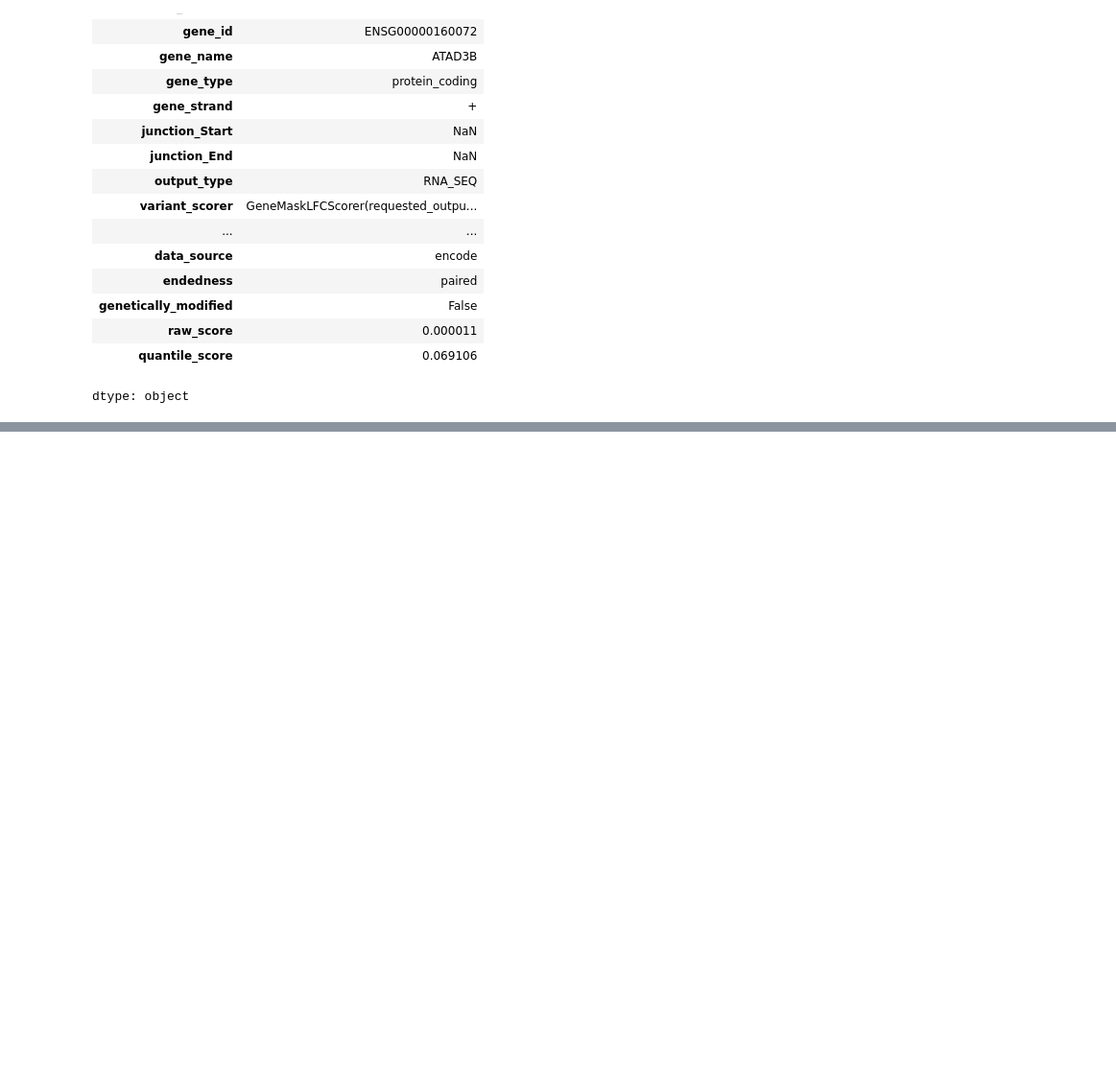
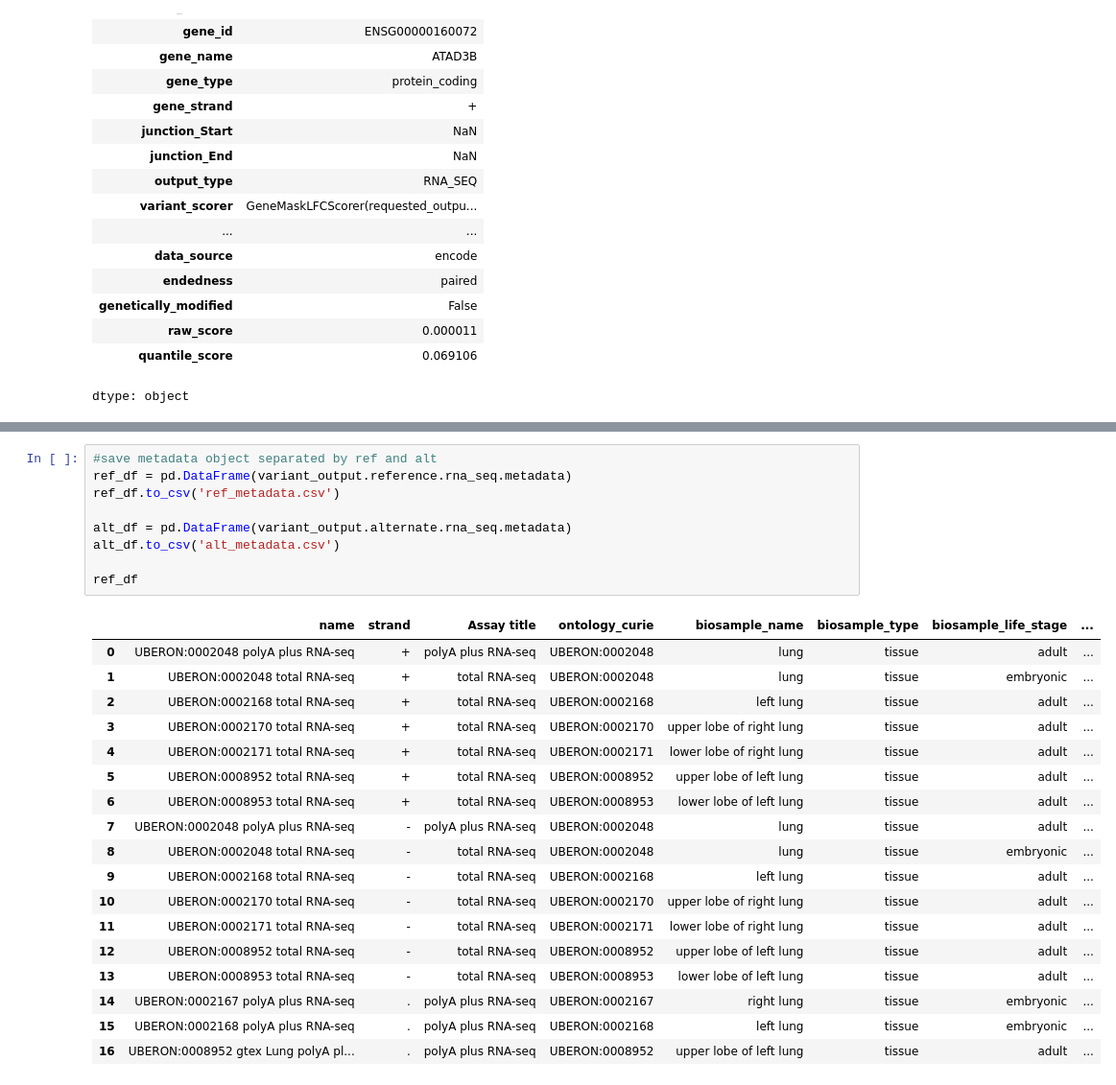
Before and after one commit to AnaghaMKrishna/AlphaGenome, a Jupyter notebook: colabs/vcf_to_rna_exp.ipynb, the cells around one changed output, grey strips where cells are left out. Shown at 96% size. Drawn from its saved outputs; the diff is of its cells as text; blank space fills up the shorter version.

Commit message:
Predict variants for lung tissue

```diff
--- a/colabs/vcf_to_rna_exp.ipynb
+++ b/colabs/vcf_to_rna_exp.ipynb
@@ -436 +453,29 @@ results.append(variant_output)
+# %%
+#save metadata object separated by ref and alt
+ref_df = pd.DataFrame(variant_output.reference.rna_seq.metadata)
+ref_df.to_csv('ref_metadata.csv')
+
+alt_df = pd.DataFrame(variant_output.alternate.rna_seq.metadata)
+alt_df.to_csv('alt_metadata.csv')
+
+ref_df
+# %% [output]
+|  | name | strand | Assay title | ontology_curie | biosample_name | biosample_type | biosample_life_stage | ... |
+| 0 | UBERON:0002048 polyA plus RNA-seq | + | polyA plus RNA-seq | UBERON:0002048 | lung | tissue | adult | ... |
+| 1 | UBERON:0002048 total RNA-seq | + | total RNA-seq | UBERON:0002048 | lung | tissue | embryonic | ... |
+| 2 | UBERON:0002168 total RNA-seq | + | total RNA-seq | UBERON:0002168 | left lung | tissue | adult | ... |
+| 3 | UBERON:0002170 total RNA-seq | + | total RNA-seq | UBERON:0002170 | upper lobe of right lung | tissue | adult | ... |
+| 4 | UBERON:0002171 total RNA-seq | + | total RNA-seq | UBERON:0002171 | lower lobe of right lung | tissue | adult | ... |
+| 5 | UBERON:0008952 total RNA-seq | + | total RNA-seq | UBERON:0008952 | upper lobe of left lung | tissue | adult | ... |
+| 6 | UBERON:0008953 total RNA-seq | + | total RNA-seq | UBERON:0008953 | lower lobe of left lung | tissue | adult | ... |
+| 7 | UBERON:0002048 polyA plus RNA-seq | - | polyA plus RNA-seq | UBERON:0002048 | lung | tissue | adult | ... |
+| 8 | UBERON:0002048 total RNA-seq | - | total RNA-seq | UBERON:0002048 | lung | tissue | embryonic | ... |
+| 9 | UBERON:0002168 total RNA-seq | - | total RNA-seq | UBERON:0002168 | left lung | tissue | adult | ... |
+| 10 | UBERON:0002170 total RNA-seq | - | total RNA-seq | UBERON:0002170 | upper lobe of right lung | tissue | adult | ... |
+| 11 | UBERON:0002171 total RNA-seq | - | total RNA-seq | UBERON:0002171 | lower lobe of right lung | tissue | adult | ... |
+| 12 | UBERON:0008952 total RNA-seq | - | total RNA-seq | UBERON:0008952 | upper lobe of left lung | tissue | adult | ... |
+| 13 | UBERON:0008953 total RNA-seq | - | total RNA-seq | UBERON:0008953 | lower lobe of left lung | tissue | adult | ... |
+| 14 | UBERON:0002167 polyA plus RNA-seq | . | polyA plus RNA-seq | UBERON:0002167 | right lung | tissue | embryonic | ... |
+| 15 | UBERON:0002168 polyA plus RNA-seq | . | polyA plus RNA-seq | UBERON:0002168 | left lung | tissue | embryonic | ... |
+| 16 | UBERON:0008952 gtex Lung polyA pl... | . | polyA plus RNA-seq | UBERON:0008952 | upper lobe of left lung | tissue | adult | ... |
 # %%
```
Also changed, not shown: parts of 7 cells of this notebook.
